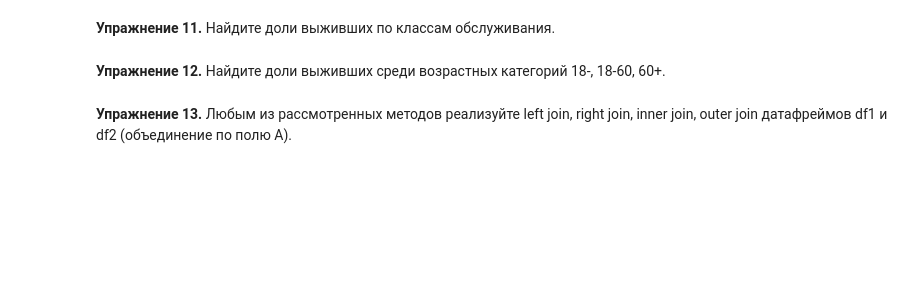
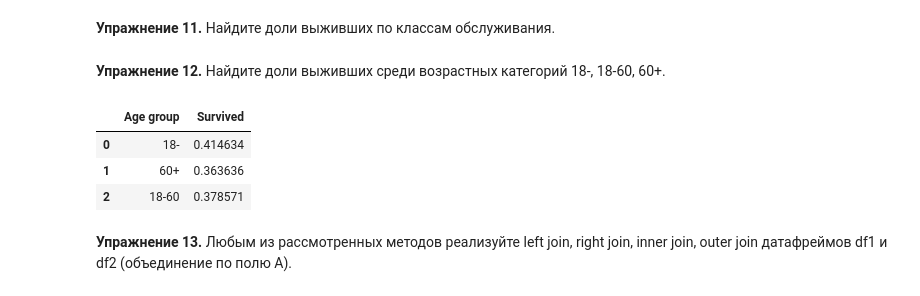
Before and after one commit to Dmitriy-Arhipov/lpr_python_1sem, a Jupyter notebook: Семинары и материалы/2026_lpr_lab10.ipynb, the cells around one changed output. Cells and saved outputs as stored; diff of their text form; code cells hidden in the pictures; blank space fills up the shorter version.

```diff
--- a/Семинары и материалы/2026_lpr_lab10.ipynb
+++ b/Семинары и материалы/2026_lpr_lab10.ipynb
@@ -397,7 +413,20 @@ df.head(2)
 # %% [markdown]
 **Упражнение 11.** Найдите доли выживших по классам обслуживания.
+# %%
+df = pd.read_csv("http://python.mipt.ru/lpr/extra/lab09/Titanic.csv")
+answer = df.groupby(['Pclass']).agg({'Survived': 'mean'})
+answer.loc(0)['all'] = df['Survived'].mean()
 # %% [markdown]
 **Упражнение 12.** Найдите доли выживших среди возрастных категорий 18-, 18-60, 60+.
+# %%
+answer = pd.DataFrame([['18-', df[df['Age'] < 18]['Survived'].mean()], ['60+', df[df['Age'] > 60]['Survived'].mean()],
+                       ['18-60', df[(18 <= df['Age']) & (df['Age'] <= 60)]['Survived'].mean()]],
+                      columns=['Age group', 'Survived'])
+# %% [output]
+|  | Age group | Survived |
+| 0 | 18- | 0.414634 |
+| 1 | 60+ | 0.363636 |
+| 2 | 18-60 | 0.378571 |
 # %% [markdown]
 **Упражнение 13.** Любым из рассмотренных методов реализуйте left join, right join, inner join, outer join датафреймов df1 и df2 (объединение по полю A).
 # %%
```
Also changed, not shown: parts of 3 cells of this notebook, 1 other file.
